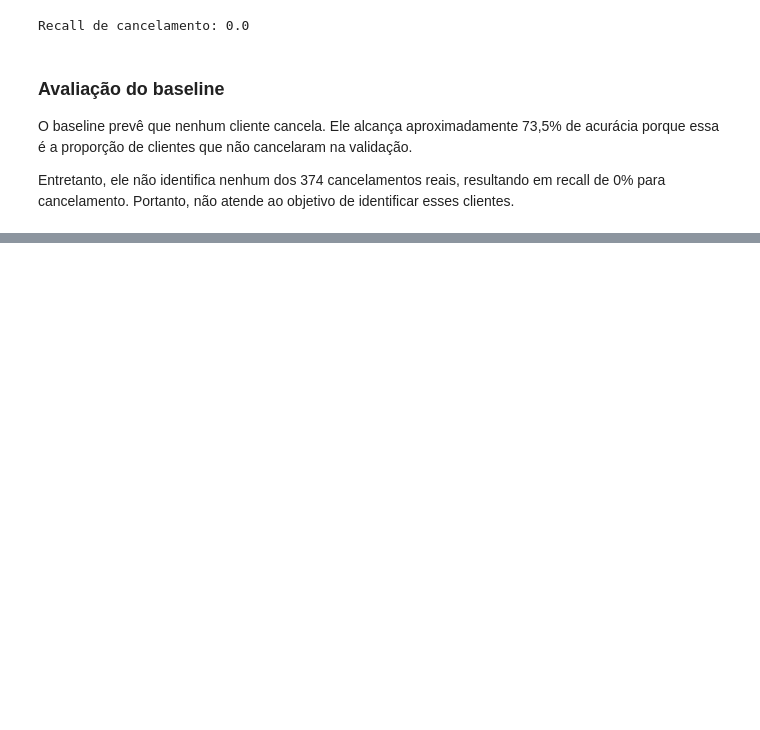
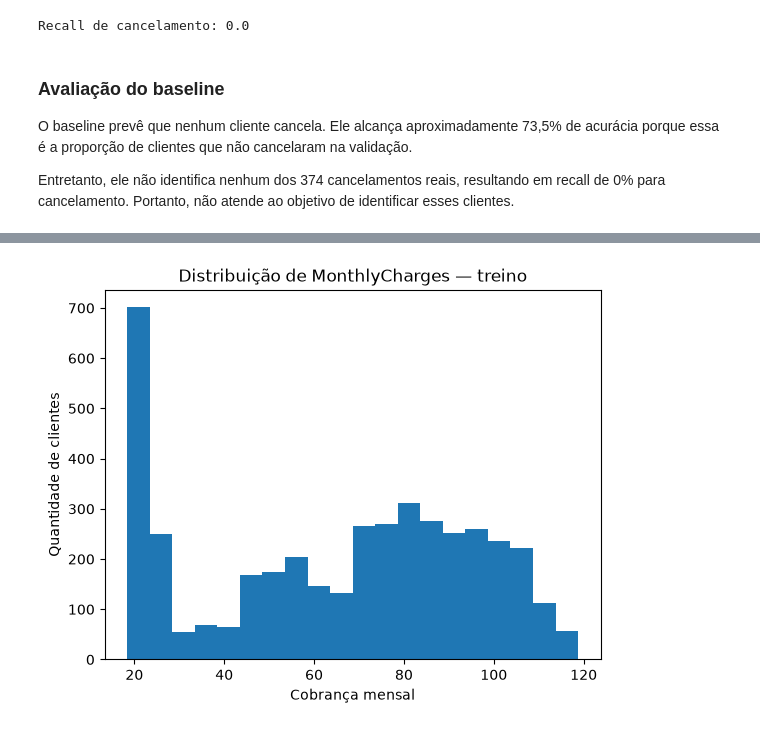
Before and after one commit to Guswrath/churn-assinaturas, a Jupyter notebook: 01_exploracao_churn.ipynb, the cells around one changed output, grey strips where cells are left out. Saved outputs shown, nothing was run; the diff lists cells and outputs as text; code cells hidden in the pictures; blank space fills up the shorter version.

```diff
--- a/01_exploracao_churn.ipynb
+++ b/01_exploracao_churn.ipynb
@@ -446,0 +508,8 @@ objetivo de identificar esses clientes.
+# %%
+plt.hist(treino_convertido["MonthlyCharges"].dropna(), bins=20)
+plt.xlabel("Cobrança mensal")
+plt.ylabel("Quantidade de clientes")
+plt.title("Distribuição de MonthlyCharges — treino")
+plt.show()
+# %% [output]
+[figure, added]
```
Also changed, not shown: parts of 7 cells of this notebook.
